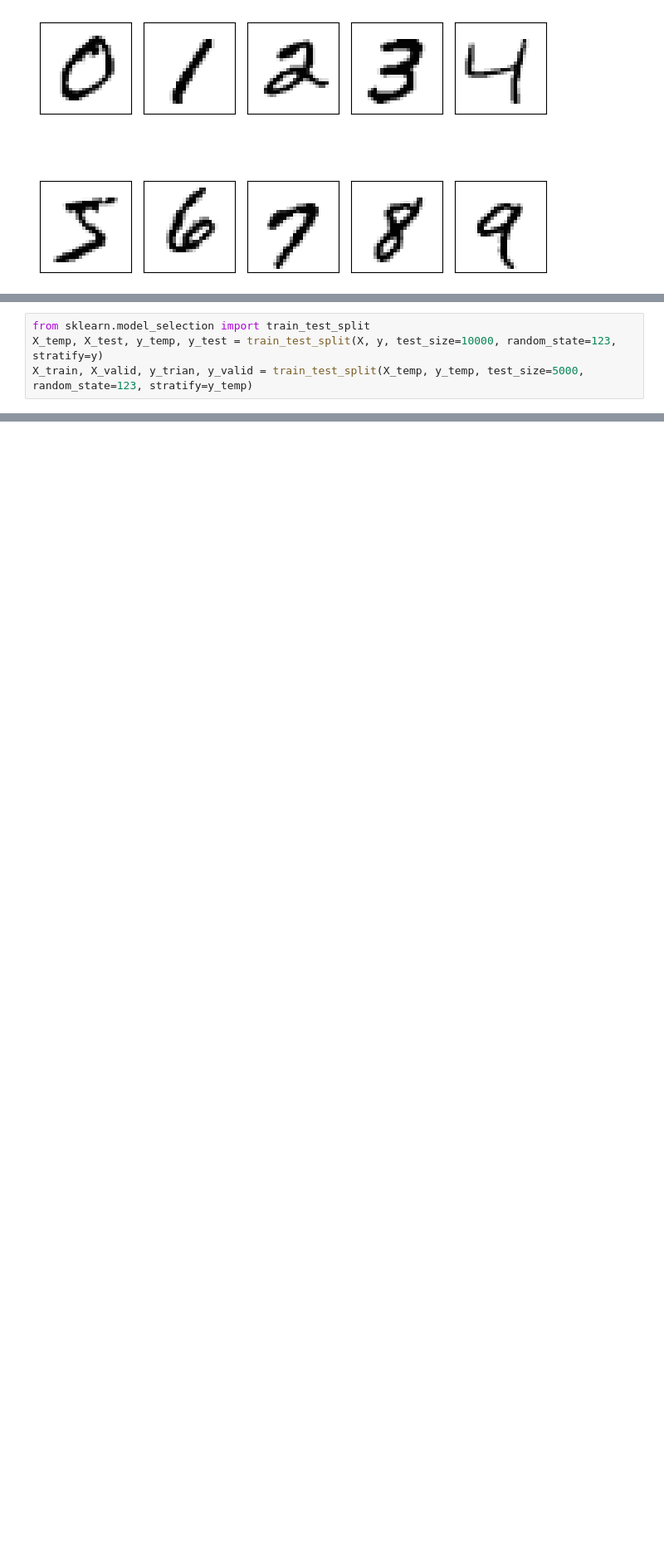
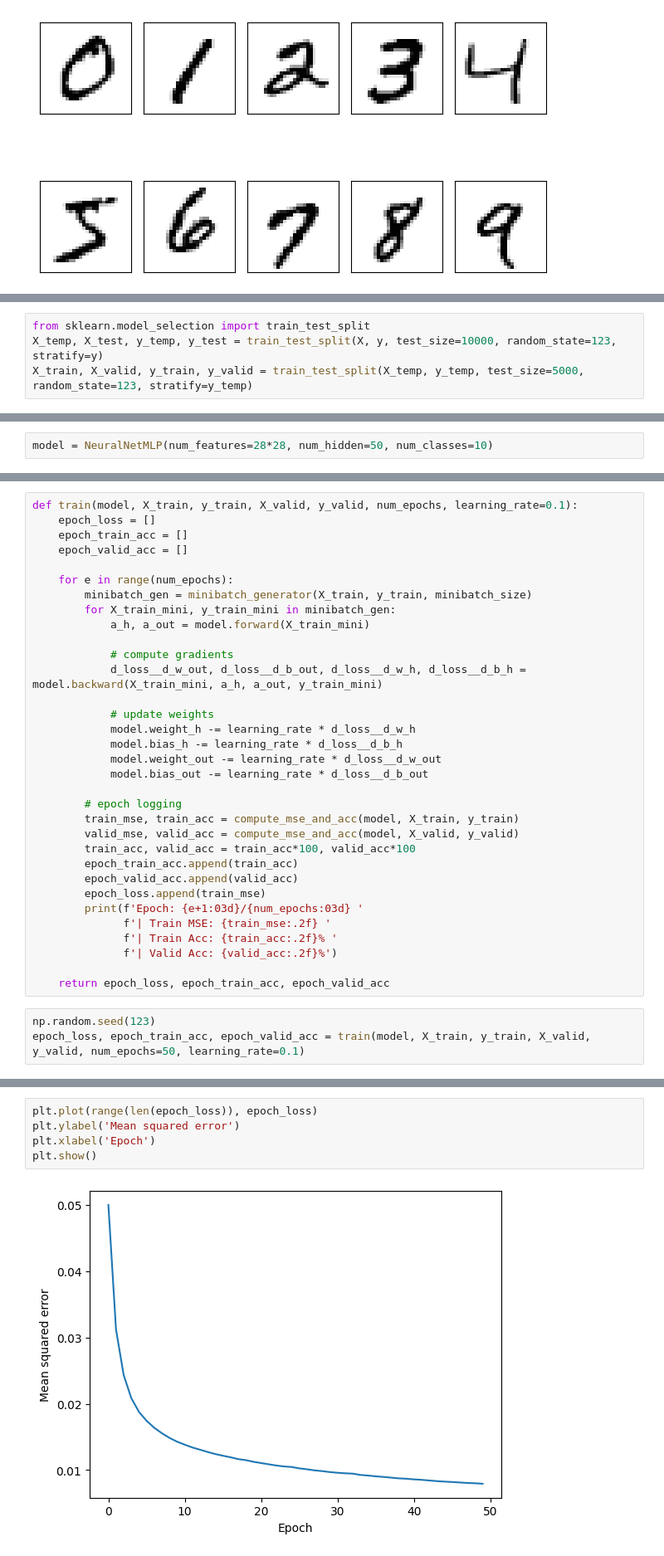
Before and after one commit to quantanty/ml-pytorch-sklearn-book, a Jupyter notebook: chapter11.ipynb, the cells around one changed output, grey strips where cells are left out. Shown: that part at 83% size. Drawn from its saved outputs; the diff is of its cells as text; blank space fills up the shorter version.

Commit message:
Add neuralnet.py, finish chapter11 notebook

```diff
--- a/chapter11.ipynb
+++ b/chapter11.ipynb
@@ -39,4 +39,4 @@ plt.show()
 # %%
 from sklearn.model_selection import train_test_split
 X_temp, X_test, y_temp, y_test = train_test_split(X, y, test_size=10000, random_state=123, stratify=y)
-X_train, X_valid, y_trian, y_valid = train_test_split(X_temp, y_temp, test_size=5000, random_state=123, stratify=y_temp)
+X_train, X_valid, y_train, y_valid = train_test_split(X_temp, y_temp, test_size=5000, random_state=123, stratify=y_temp)
@@ -42,0 +48,2 @@ X_train, X_valid, y_trian, y_valid = train_test_split(X_temp, y_temp, test_size=
+# %%
+model = NeuralNetMLP(num_features=28*28, num_hidden=50, num_classes=10)
@@ -42,0 +113,36 @@ X_train, X_valid, y_trian, y_valid = train_test_split(X_temp, y_temp, test_size=
+# %%
+def train(model, X_train, y_train, X_valid, y_valid, num_epochs, learning_rate=0.1):
+    epoch_loss = []
+    epoch_train_acc = []
+    epoch_valid_acc = []
+
+    for e in range(num_epochs):
+        minibatch_gen = minibatch_generator(X_train, y_train, minibatch_size)
+        for X_train_mini, y_train_mini in minibatch_gen:
+            a_h, a_out = model.forward(X_train_mini)
+
+            # compute gradients
+            d_loss__d_w_out, d_loss__d_b_out, d_loss__d_w_h, d_loss__d_b_h = model.backward(X_train_mini, a_h, a_out, y_train_mini)
+
+            # update weights
+            model.weight_h -= learning_rate * d_loss__d_w_h
+            model.bias_h -= learning_rate * d_loss__d_b_h
+            model.weight_out -= learning_rate * d_loss__d_w_out
+            model.bias_out -= learning_rate * d_loss__d_b_out
+
+        # epoch logging
+        train_mse, train_acc = compute_mse_and_acc(model, X_train, y_train)
+        valid_mse, valid_acc = compute_mse_and_acc(model, X_valid, y_valid)
+        train_acc, valid_acc = train_acc*100, valid_acc*100
+        epoch_train_acc.append(train_acc)
+        epoch_valid_acc.append(valid_acc)
+        epoch_loss.append(train_mse)
+        print(f'Epoch: {e+1:03d}/{num_epochs:03d} '
+              f'| Train MSE: {train_mse:.2f} '
+              f'| Train Acc: {train_acc:.2f}% '
+              f'| Valid Acc: {valid_acc:.2f}%')
+
+    return epoch_loss, epoch_train_acc, epoch_valid_acc
+# %%
+np.random.seed(123)
+epoch_loss, epoch_train_acc, epoch_valid_acc = train(model, X_train, y_train, X_valid, y_valid, num_epochs=50, learning_rate=0.1)
@@ -42,0 +167,7 @@ X_train, X_valid, y_trian, y_valid = train_test_split(X_temp, y_temp, test_size=
+# %%
+plt.plot(range(len(epoch_loss)), epoch_loss)
+plt.ylabel('Mean squared error')
+plt.xlabel('Epoch')
+plt.show()
+# %% [output]
+[figure, added]
```
Also changed, not shown: parts of 11 cells of this notebook, 1 other file.
